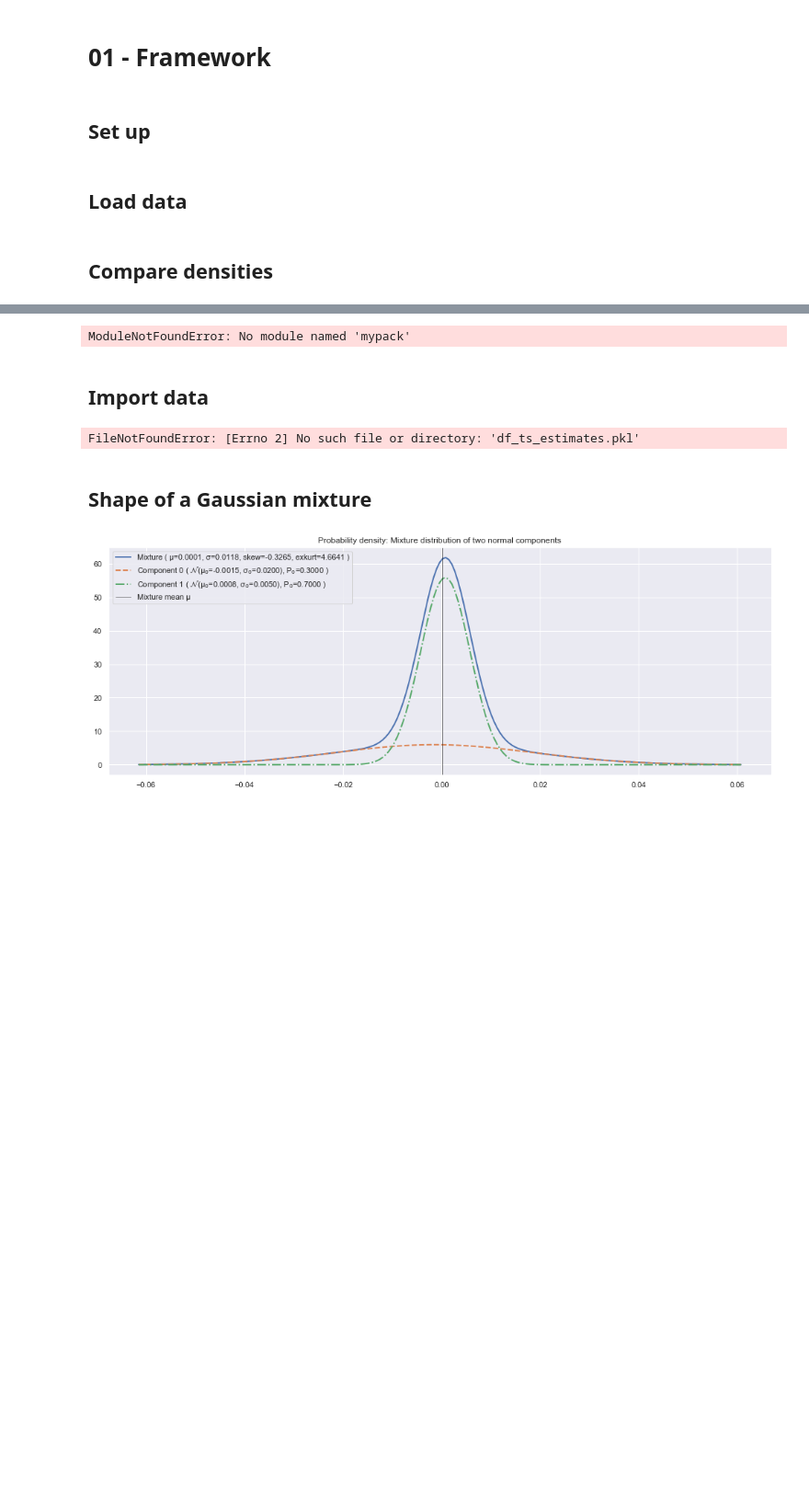
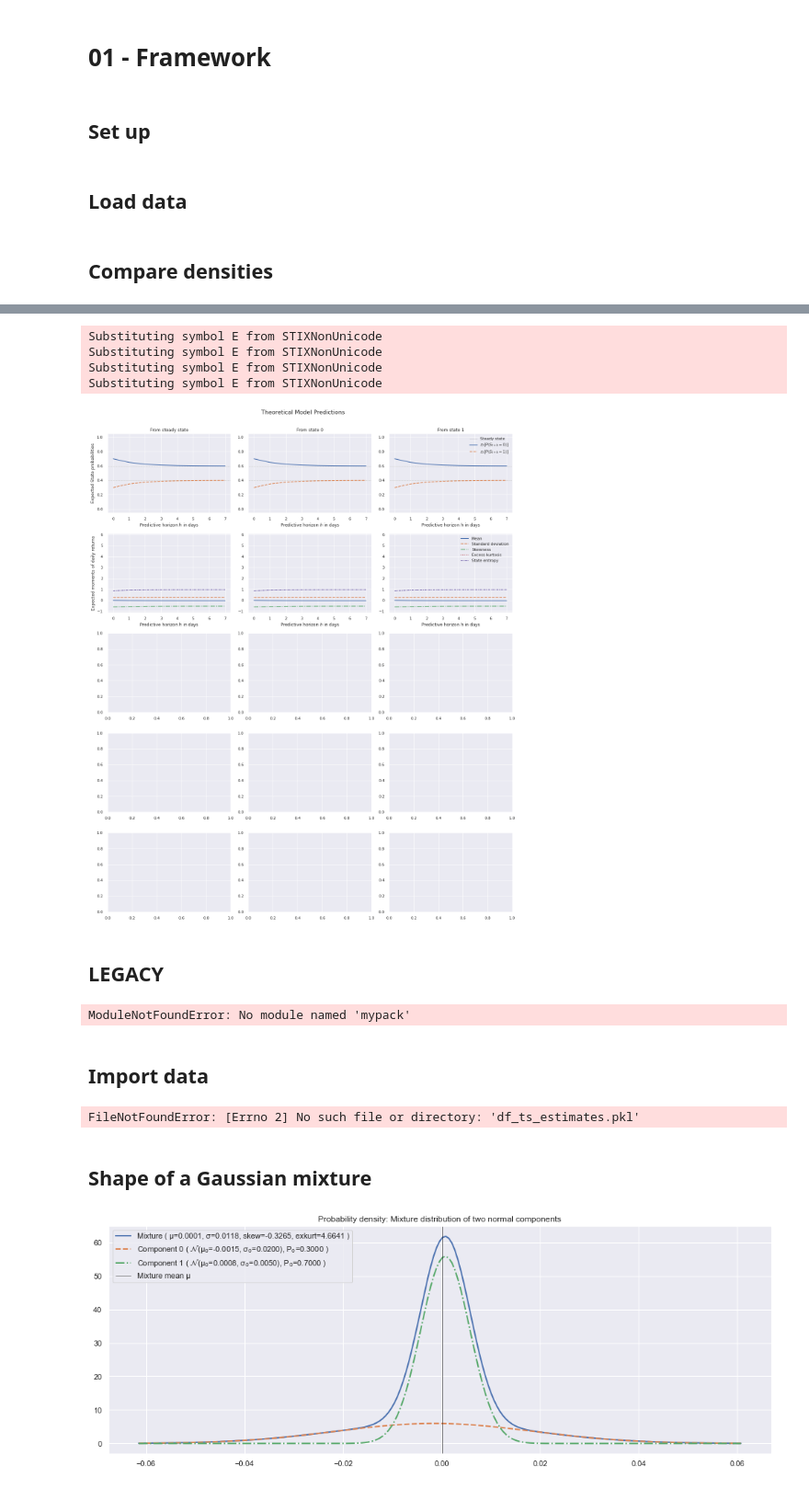
Before and after one commit to felixbrunner/hmm-real-vol, a Jupyter notebook: notebooks/01 - framework_plots.ipynb, the cells around one changed output, grey strips where cells are left out. Shown at 92% size. Saved outputs shown, nothing was run; the diff lists cells and outputs as text; code cells hidden in the pictures; blank space fills up the shorter version.

```diff
--- a/notebooks/01 - framework_plots.ipynb
+++ b/notebooks/01 - framework_plots.ipynb
@@ -213,3 +250,78 @@ matrix([[0.55, 0.45]])
+# %%
+state_names = ['SS','S0','S1']
+H = 8
+# %%
+fig, axes = plt.subplots(5, 3, figsize=[17,20])
+colormap = plt.cm.get_cmap('coolwarm')
+
+i = 0
+for iState in state_names:
+    axes[0,i].set_ylim([-0.05,1.05])
+    axes[0,i].axhline(hmm.steady_state()[0], color='k', linewidth=0.5, linestyle=':', label='Steady state')
+    axes[0,i].axhline(hmm.steady_state()[1], color='k', linewidth=0.5, linestyle=':')
+    axes[0,i].plot([hmm.iterate(h).state_vector.squeeze()[0] for h in range(H)], linewidth=2, linestyle='-', label='$\mathbb{E}_t[P(S_{t+h}=0)]$')
+    axes[0,i].plot([hmm.iterate(h).state_vector.squeeze()[1] for h in range(H)], linewidth=2, linestyle='--', label='$\mathbb{E}_t[P(S_{t+h}=1)]$')
+    axes[0,i].set_xlabel('Predictive horizon $h$ in days')
+
+#     axes[1,i].set_ylim([-1.1,6.1])
+    axes[1,i].plot([hmm.iterate(h).mean() for h in range(H)], linewidth=2, linestyle='-', label='Mean')
+    axes[1,i].plot([hmm.iterate(h).std() for h in range(H)], linewidth=2, linestyle='--', label='Standard deviation')
+    axes[1,i].plot([hmm.iterate(h).skew() for h in range(H)], linewidth=2, linestyle='-.', label='Skewness')
+    axes[1,i].plot([hmm.iterate(h).exkurt() for h in range(H)], linewidth=2, linestyle=':', label='Excess kurtosis')
+    axes[1,i].plot([hmm.iterate(h).entropy() for h in range(H)], linewidth=2, linestyle=(0, (3, 1, 1, 1)), label='State entropy')
+    axes[1,i].set_xlabel('Predictive horizon $h$ in days')
+
+    axes[2,i].set_ylim([-0.2,1.05])
+    axes[2,i].plot([hmm.iterate(h).entropy() for h in range(H)], linewidth=2, linestyle='-', label='Mean')
+#     axes[2,i].plot(df_calc[(iState,'cv')]**0.5, linewidth=2, linestyle='--', label='Standard deviation')
+#     axes[2,i].plot(df_calc[(iState,'cs')], linewidth=2, linestyle='-.', label='Skewness')
+#     axes[2,i].plot(df_calc[(iState,'ck')], linewidth=2, linestyle=':', label='Excess Kurtosis')
+#     axes[2,i].set_xlabel('Accumulation Period $H$ in days')
+
+#     h = 0
+#     for iHorizon in [0,1,5,10,15,21,31,42,63,126,189,252]:
+#         mixture = clas.MixtureDistribution([])
+#         mixture.add_component((mus[0]-1,sigmas[0],df_calc[(iState,'p0')].loc[iHorizon]))
+#         mixture.add_component((mus[1]-1,sigmas[1],df_calc[(iState,'p1')].loc[iHorizon]))
+#         x = np.linspace(-0.06,0.06,201)
+#         y = mixture.pdf(x)
+#         axes[3,i].set_ylim([-2,70])
+#         axes[3,i].plot(x, y, color=colormap(1/10*h), label='t+'+str(iHorizon), linewidth=2)
+#         axes[3,i].set_xlabel('Daily return')
+
+#         h +=1
+
+    i += 1
+
+axes[0,0].set_ylabel('Expected State probabilities')
+axes[1,0].set_ylabel('Expected moments of daily returns')
+# axes[2,0].set_ylabel('Expected moments of cumulative returns')
+# axes[3,0].set_ylabel('Probability denstity of daily returns')
+
+axes[0,0].set_title('From steady state')
+axes[0,1].set_title('From state 0')
+axes[0,2].set_title('From state 1')
+
+axes[0,2].legend()
+axes[1,2].legend()
+# axes[2,2].legend()
+# axes[3,2].legend()
+
+fig.suptitle('Theoretical Model Predictions', y=1.01, fontsize=16)
+
+fig.tight_layout()
+
+plt.show()
+
+#fig.savefig('theoreticalPredictionsPlot.pdf', format='pdf', dpi=200, bbox_inches='tight')
+# %% [output]
+Substituting symbol E from STIXNonUnicode
+Substituting symbol E from STIXNonUnicode
+Substituting symbol E from STIXNonUnicode
+Substituting symbol E from STIXNonUnicode
+[figure, added]
+# %% [markdown]
+## LEGACY
 # %%
 import matplotlib.pyplot as plt
 import numpy as np
```
Also changed, not shown: parts of 16 cells of this notebook, 6 other files.
